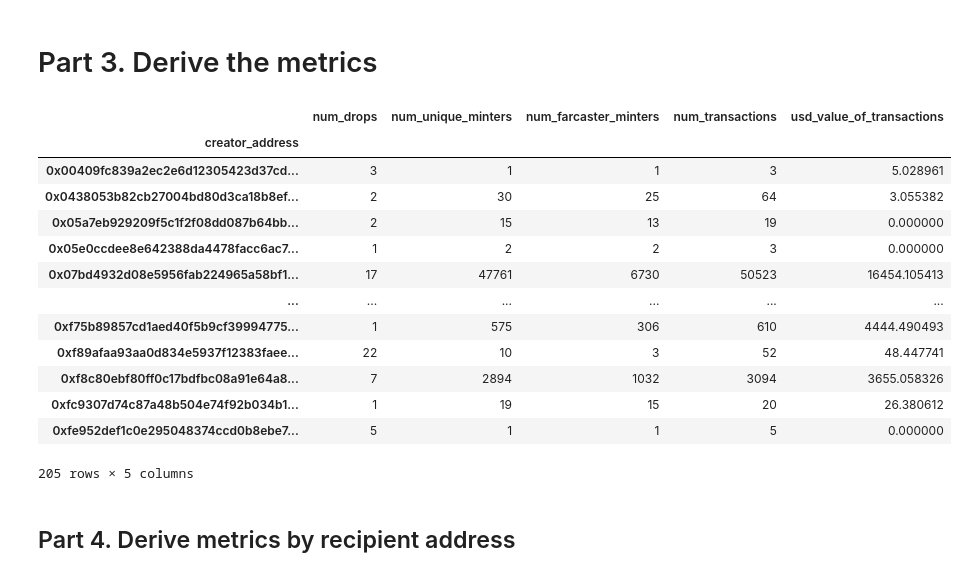
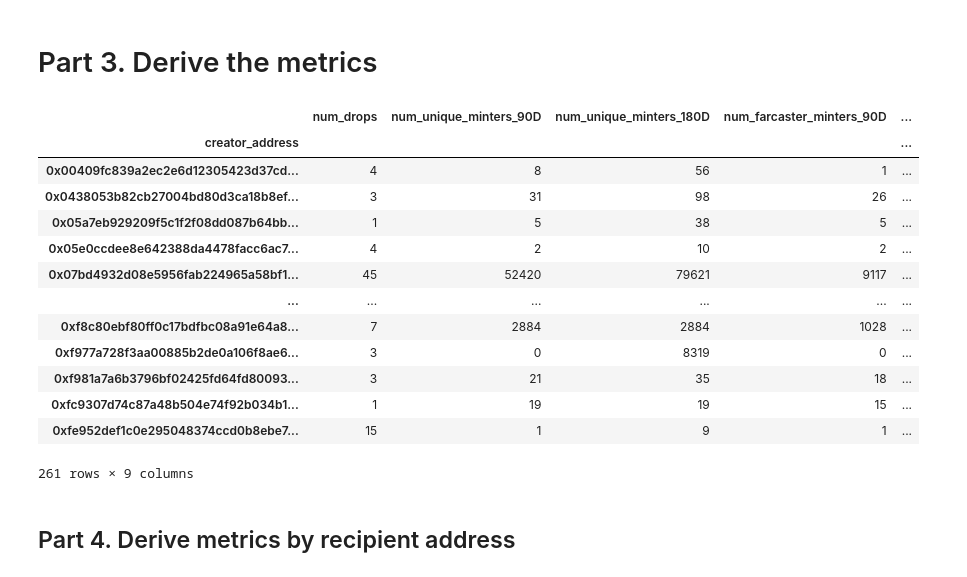
Before and after one commit to opensource-observer/insights, a Jupyter notebook: community/sunny_metrics/05_derive_creator_metrics.ipynb, the cells around one changed output. Saved outputs shown, nothing was run; the diff lists cells and outputs as text; code cells hidden in the pictures.

Commit message:
fix: extend creator window and clean up CSV export

```diff
--- a/community/sunny_metrics/05_derive_creator_metrics.ipynb
+++ b/community/sunny_metrics/05_derive_creator_metrics.ipynb
@@ -113,16 +121,31 @@ group by 1,2,3
 
 """
 # %%
-# query_id = dune.create_query(name='sunny_nft_mints', query_sql=query_sql, is_private=False)
+query_id = dune.create_query(name='sunny_nft_mints', query_sql=query_sql, is_private=False)
+print(query_id.base.query_id)
+
 # query = QueryBase(name='sunny_nft_mints', query_id=query_id.base.query_id)
 # results_df = dune.run_query_dataframe(query)
 # results_df.to_parquet('data/raw_metric_data/dune_raw_nft_mints.parquet')
 
 nft_creators = pd.read_parquet('data/raw_metric_data/dune_raw_nft_mints.parquet')
-nft_creators['list_of_buyers'] = nft_creators['list_of_buyers'].apply(lambda x: x.replace("[","").replace("]","").split(" "))
+
 nft_creators['blockchain'] = nft_creators['blockchain'].apply(lambda x: x.title())
-nft_creators['list_of_fids'] = nft_creators['list_of_buyers'].apply(
-    lambda buyers: [x for x in set([fids.get(x) for x in buyers]) if x is not None]
-)
-nft_creators.tail(1)
+
+def clean_lst(lst_str):
+    lst_str = lst_str.replace("[","").replace("]","")
+    lst = lst_str.split(" ")
+    lst = [x for x in lst if x[:2] == '0x']
+    return lst
+
+nft_creators['buyers_90D'] = nft_creators['buyers_90D'].apply(clean_lst)
+nft_creators['buyers_180D'] = nft_creators['buyers_180D'].apply(clean_lst)
+
+def map_fids(lst_addr):
+    return [x for x in set([fids.get(x) for x in lst_addr]) if x is not None]
+
+nft_creators['list_of_fids_90D'] = nft_creators['buyers_90D'].apply(map_fids)
+nft_creators['list_of_fids_180D'] = nft_creators['buyers_180D'].apply(map_fids)
+
+nft_creators.tail(1).T
 # %% [output]
@@ -133,27 +167,35 @@ nft_creators.tail(1)
 # %%
 metrics_by_address = pd.concat([
     nft_creators.groupby('creator_address')['nft_contract_address'].nunique().rename('num_drops'),
-    nft_creators.groupby('creator_address')['list_of_buyers'].agg(lambda x: len(set().union(*x))).rename('num_unique_minters'),
-    nft_creators.groupby('creator_address')['list_of_fids'].agg(lambda x: len(set().union(*x))).rename('num_farcaster_minters'),
-    nft_creators.groupby('creator_address')['num_transactions'].sum().rename('num_transactions'),
-    nft_creators.groupby('creator_address')['amount_usd'].sum().rename('usd_value_of_transactions')
+
+    nft_creators.groupby('creator_address')['buyers_90D'].agg(lambda x: len(set().union(*x))).rename('num_unique_minters_90D'),
+    nft_creators.groupby('creator_address')['buyers_180D'].agg(lambda x: len(set().union(*x))).rename('num_unique_minters_180D'),
+
+    nft_creators.groupby('creator_address')['list_of_fids_90D'].agg(lambda x: len(set().union(*x))).rename('num_farcaster_minters_90D'),
+    nft_creators.groupby('creator_address')['list_of_fids_180D'].agg(lambda x: len(set().union(*x))).rename('num_farcaster_minters_180D'),
+
+    nft_creators.groupby('creator_address')['num_txns_90D'].sum().rename('num_transactions_90D'),
+    nft_creators.groupby('creator_address')['num_txns_180D'].sum().rename('num_transactions_180D'),
+
+    nft_creators.groupby('creator_address')['amount_usd_90D'].sum().rename('usd_value_of_transactions_90D'),
+    nft_creators.groupby('creator_address')['amount_usd_180D'].sum().rename('usd_value_of_transactions_180D')
 ], axis=1)
 metrics_by_address
 # %% [output]
-|  | num_drops | num_unique_minters | num_farcaster_minters | num_transactions | usd_value_of_transactions |
-| creator_address |  |  |  |  |  |
-| 0x00409fc839a2ec2e6d12305423d37cd... | 3 | 1 | 1 | 3 | 5.028961 |
-| 0x0438053b82cb27004bd80d3ca18b8ef... | 2 | 30 | 25 | 64 | 3.055382 |
-| 0x05a7eb929209f5c1f2f08dd087b64bb... | 2 | 15 | 13 | 19 | 0.000000 |
-| 0x05e0ccdee8e642388da4478facc6ac7... | 1 | 2 | 2 | 3 | 0.000000 |
-| 0x07bd4932d08e5956fab224965a58bf1... | 17 | 47761 | 6730 | 50523 | 16454.105413 |
+|  | num_drops | num_unique_minters_90D | num_unique_minters_180D | num_farcaster_minters_90D | ... |
+| creator_address |  |  |  |  | ... |
+| 0x00409fc839a2ec2e6d12305423d37cd... | 4 | 8 | 56 | 1 | ... |
+| 0x0438053b82cb27004bd80d3ca18b8ef... | 3 | 31 | 98 | 26 | ... |
+| 0x05a7eb929209f5c1f2f08dd087b64bb... | 1 | 5 | 38 | 5 | ... |
+| 0x05e0ccdee8e642388da4478facc6ac7... | 4 | 2 | 10 | 2 | ... |
+| 0x07bd4932d08e5956fab224965a58bf1... | 45 | 52420 | 79621 | 9117 | ... |
 | ... | ... | ... | ... | ... | ... |
-| 0xf75b89857cd1aed40f5b9cf39994775... | 1 | 575 | 306 | 610 | 4444.490493 |
-| 0xf89afaa93aa0d834e5937f12383faee... | 22 | 10 | 3 | 52 | 48.447741 |
-| 0xf8c80ebf80ff0c17bdfbc08a91e64a8... | 7 | 2894 | 1032 | 3094 | 3655.058326 |
-| 0xfc9307d74c87a48b504e74f92b034b1... | 1 | 19 | 15 | 20 | 26.380612 |
-| 0xfe952def1c0e295048374ccd0b8ebe7... | 5 | 1 | 1 | 5 | 0.000000 |
+| 0xf8c80ebf80ff0c17bdfbc08a91e64a8... | 7 | 2884 | 2884 | 1028 | ... |
+| 0xf977a728f3aa00885b2de0a106f8ae6... | 3 | 0 | 8319 | 0 | ... |
+| 0xf981a7a6b3796bf02425fd64fd80093... | 3 | 21 | 35 | 18 | ... |
+| 0xfc9307d74c87a48b504e74f92b034b1... | 1 | 19 | 19 | 15 | ... |
+| 0xfe952def1c0e295048374ccd0b8ebe7... | 15 | 1 | 9 | 1 | ... |
-205 rows × 5 columns
+261 rows × 9 columns
 # %%
 metrics = []
 errors = []
```
Also changed, not shown: parts of 7 cells of this notebook, 9 other files.
